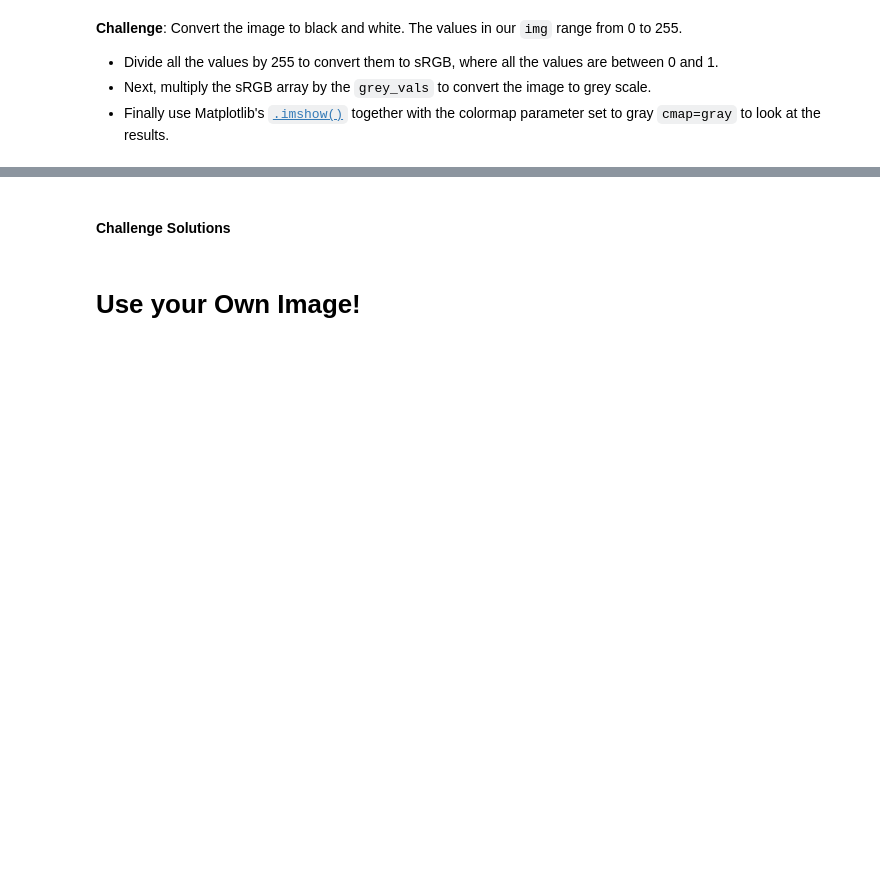
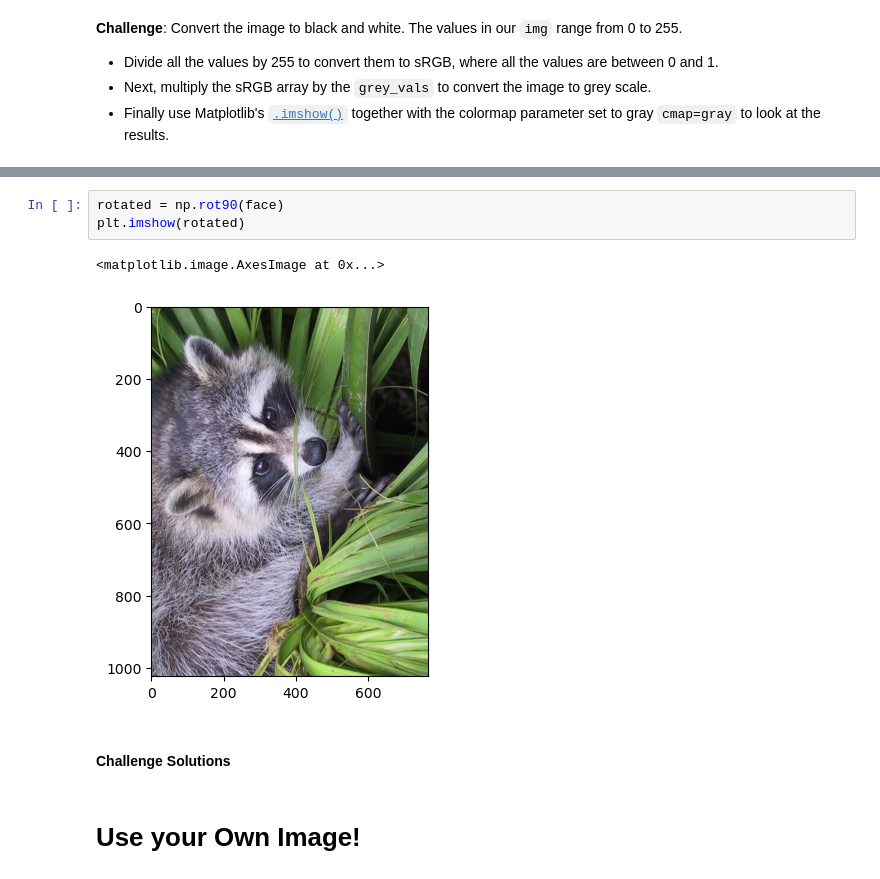
Before and after one commit to whoismacy/numpy, a Jupyter notebook: Computation with NumPy (start)/Computation_with_NumPy_and_N_Dimensional_Arrays_(start).ipynb, the cells around one changed output, grey strips where cells are left out. Saved outputs shown, nothing was run; the diff lists cells and outputs as text; blank space fills up the shorter version.

```diff
--- a/Computation with NumPy (start)/Computation_with_NumPy_and_N_Dimensional_Arrays_(start).ipynb
+++ b/Computation with NumPy (start)/Computation_with_NumPy_and_N_Dimensional_Arrays_(start).ipynb
@@ -236,3 +269,9 @@ grey_vals = np.array([0.2126, 0.7152, 0.0722])
+# %%
+rotated = np.rot90(face)
+plt.imshow(rotated)
+# %% [output]
+<matplotlib.image.AxesImage at 0x...>
+[figure, added]
 # %% [markdown]
 #### Challenge Solutions
 # %% [markdown]
```
Also changed, not shown: parts of 15 cells of this notebook.
